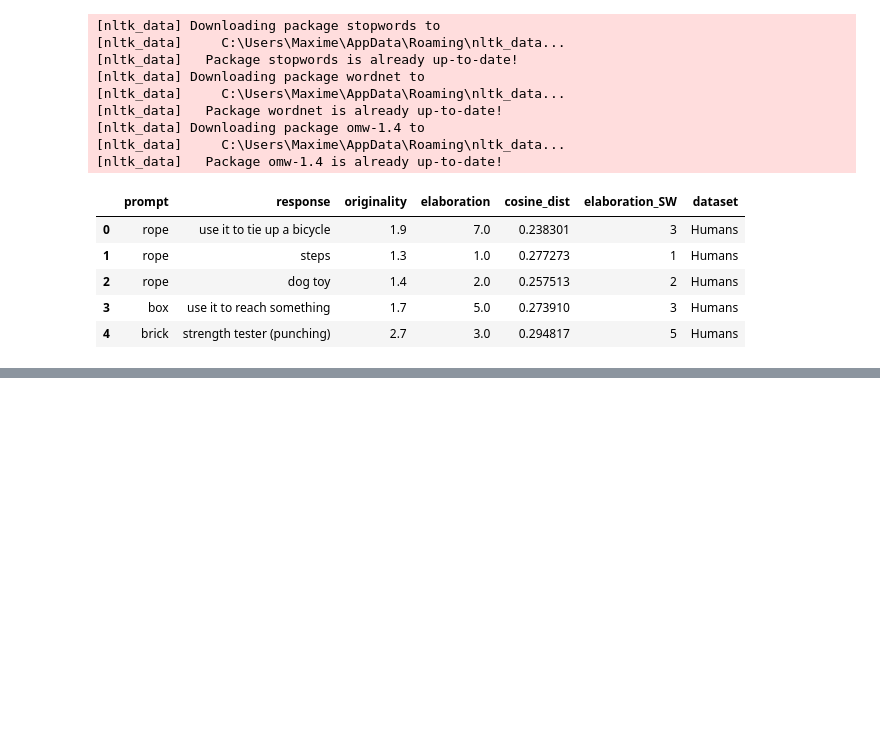
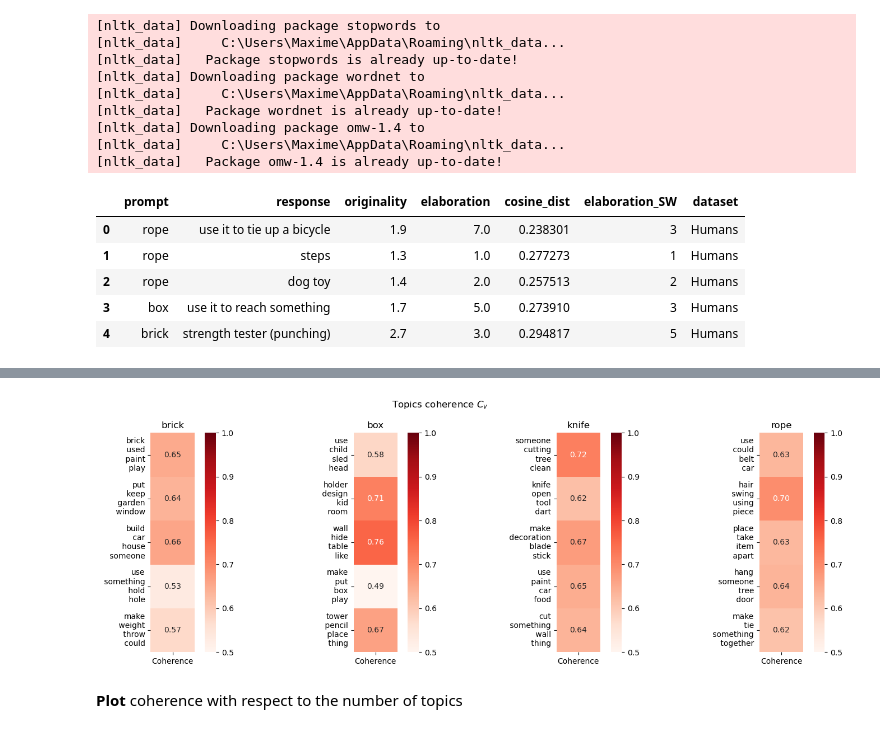
Before and after one commit to Maximelel/LLM_creativity_aut, a Jupyter notebook: benchmark.ipynb, the cells around one changed output, grey strips where cells are left out. Cells and saved outputs as stored; diff of their text form; code cells hidden in the pictures; blank space fills up the shorter version.

```diff
--- a/benchmark.ipynb
+++ b/benchmark.ipynb
@@ -548,0 +551,24 @@ plt.show()
+# %%
+fig, axs = plt.subplots(1, 4, figsize=(15, 5))
+for idx, object in enumerate(objects):
+    topics = df_kw_per_topic[df_kw_per_topic['object'] == object]['keywords'].tolist()
+    coherence_per_topic = df_kw_per_topic[df_kw_per_topic['object'] == object]['coherence_score'].tolist()
+
+    topics_str = [ '\n '.join(t) for t in topics ]
+    data_topic_score = pd.DataFrame( data=zip(topics_str, coherence_per_topic), columns=['Topic', 'Coherence'] )
+    data_topic_score = data_topic_score.set_index('Topic')
+
+    sns.heatmap(data=data_topic_score, annot=True, square=True,
+                cmap='Reds', fmt='.2f',
+                linecolor='black', ax=axs[idx], vmin=0.5, vmax=1)
+    axs[idx].tick_params(axis = 'y', rotation = 0)
+    axs[idx].set_xlabel('')
+    axs[idx].set_ylabel('')
+    axs[idx].set_title(object)
+plt.suptitle("Topics coherence $C_v$")
+plt.tight_layout()
+plt.show()
+# %% [output]
+[figure, added]
+# %% [markdown]
+**Plot** coherence with respect to the number of topics
```
Also changed, not shown: parts of 31 cells of this notebook, 1 other file.
